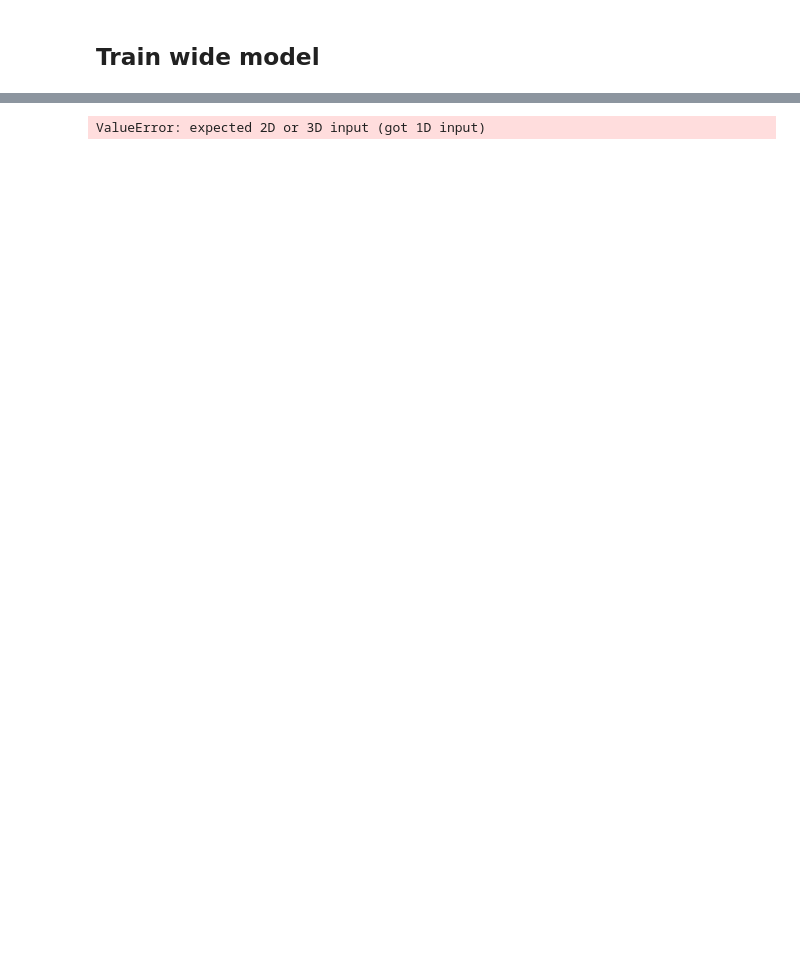
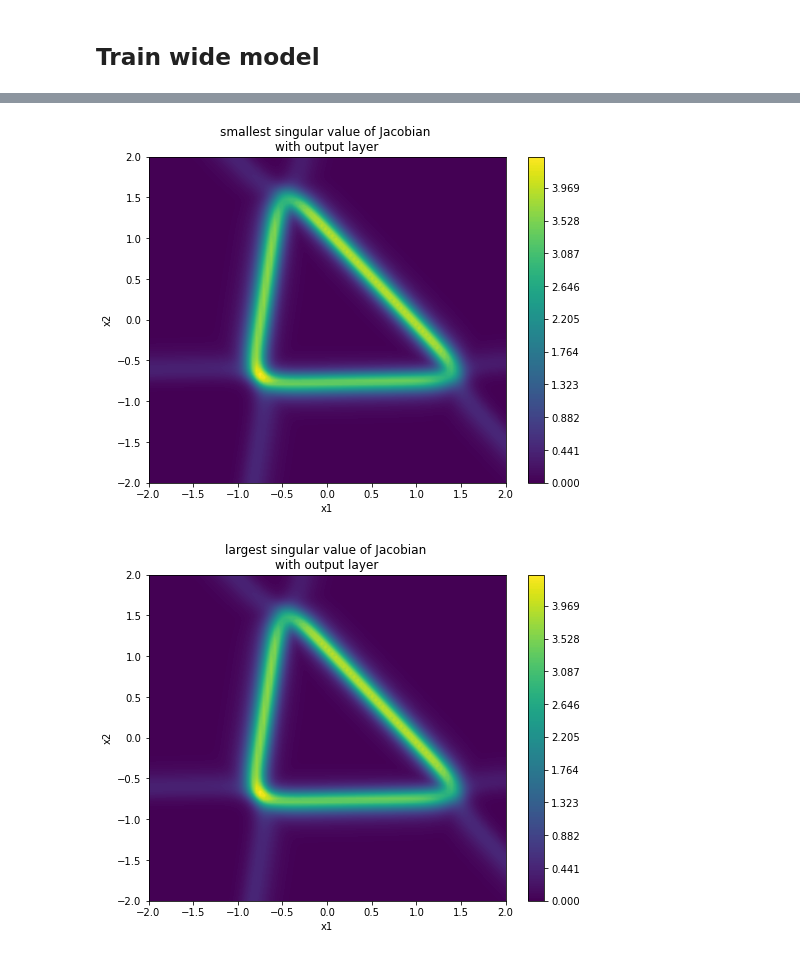
Before and after one commit to twoehrer/embedding, a Jupyter notebook: feedforwardexample.ipynb, the cells around one changed output, grey strips where cells are left out. Cells and saved outputs as stored; diff of their text form; code cells hidden in the pictures; blank space fills up the shorter version.

```diff
--- a/feedforwardexample.ipynb
+++ b/feedforwardexample.ipynb
@@ -337,7 +361,7 @@ for plot in range(10):
 ... (28 outputs left out)
 # %%
 # Define a grid over the input space.
-grid_size = 200 # Adjust as needed.
+grid_size = 100 # Adjust as needed.
 
 def psi_manual(x, func):
     """
@@ -364,21 +388,62 @@ def psi_manual(x, func):
 
 
 
-x_range = np.linspace(-1, 1, grid_size)
-y_range = np.linspace(-1, 1, grid_size)
+x_range = np.linspace(-2, 2, grid_size)
+y_range = np.linspace(-2, 2, grid_size)
 psi_values = np.zeros((grid_size, grid_size, 2))
 
 # Put the model in evaluation mode.
 model_wide.eval()
 func = lambda inp: model_wide(inp)
 
-model_wide(torch.tensor([1.,2.]))
 
-# # Evaluate psi(x) over the grid.
-# for i, xv in enumerate(x_range):
-#     for j, yv in enumerate(y_range):
-#         # Create a 2D point as a torch tensor.
-#         x_point = torch.tensor([xv, yv], dtype=torch.float32)
-#         psi_values[j, i,:] = psi_manual(x_point, func) #one subtlety here: if there is only one SV it gets broadcast to all dimensions of psi_values[j,i,:] in the last dimension. this reduces if statements for e.g. the last layer, but we need to notice that the SINGLE SV gets plotted twice
+
+# Evaluate psi(x) over the grid.
+for i, xv in enumerate(x_range):
+    for j, yv in enumerate(y_range):
+        # Create a 2D point as a torch tensor.
+        x_point = torch.tensor([xv, yv], dtype=torch.float32)
+        psi_values[j, i,:] = psi_manual(x_point, func) #one subtlety here: if there is only one SV it gets broadcast to all dimensions of psi_values[j,i,:] in the last dimension. this reduces if statements for e.g. the last layer, but we need to notice that the SINGLE SV gets plotted twice
-# %% [output]
-ValueError: expected 2D or 3D input (got 1D input)
+# %%
+
+# Plot the contour corresponding to psi ~ 0.
+plt.figure(figsize=(8, 6))
+# Here we plot the contour at a small level, e.g., 0.01.
+# CS = plt.contour(x_range, y_range, psi_values, levels=[0,0.05,0.1,0.2,0.3], colors='red')
+
+# Define the number of levels for the contour plot
+vmin1, vmax1 = psi_values[:, :, 1].min(), psi_values[:, :, 1].max()
+num_levels = 200
+
+levels1 = np.linspace(0, vmax1, num_levels)
+
+# Create the contour plot using the 'binary' colormap
+CS = plt.contourf(x_range, y_range, psi_values[:,:,1], levels=levels1, cmap = 'viridis')
+cbar = plt.colorbar(CS)
+plt.title('smallest singular value of Jacobian \nwith output layer')
+plt.xlabel('x1')
+plt.ylabel('x2')
+plt.show()
+
+# Plot the contour corresponding to psi ~ 0.
+plt.figure(figsize=(8, 6))
+# Here we plot the contour at a small level, e.g., 0.01.
+# CS = plt.contour(x_range, y_range, psi_values, levels=[0,0.05,0.1,0.2,0.3], colors='red')
+
+# Define the number of levels for the contour plot
+vmin0, vmax0 = psi_values[:, :, 0].min(), psi_values[:, :, 0].max()
+num_levels = 200
+levels0 = np.linspace(0, vmax0, num_levels)
+
+# Create the contour plot using the 'binary' colormap
+CS = plt.contourf(x_range, y_range, psi_values[:,:,0],
+                  levels=levels0,
+                  cmap = 'viridis')
+cbar = plt.colorbar(CS)
+plt.title('largest singular value of Jacobian \nwith output layer')
+plt.xlabel('x1')
+plt.ylabel('x2')
+plt.show()
+# %% [output]
+[figure, added]
+[figure, added]
```
Also changed, not shown: parts of 6 cells of this notebook, 6 other files.
